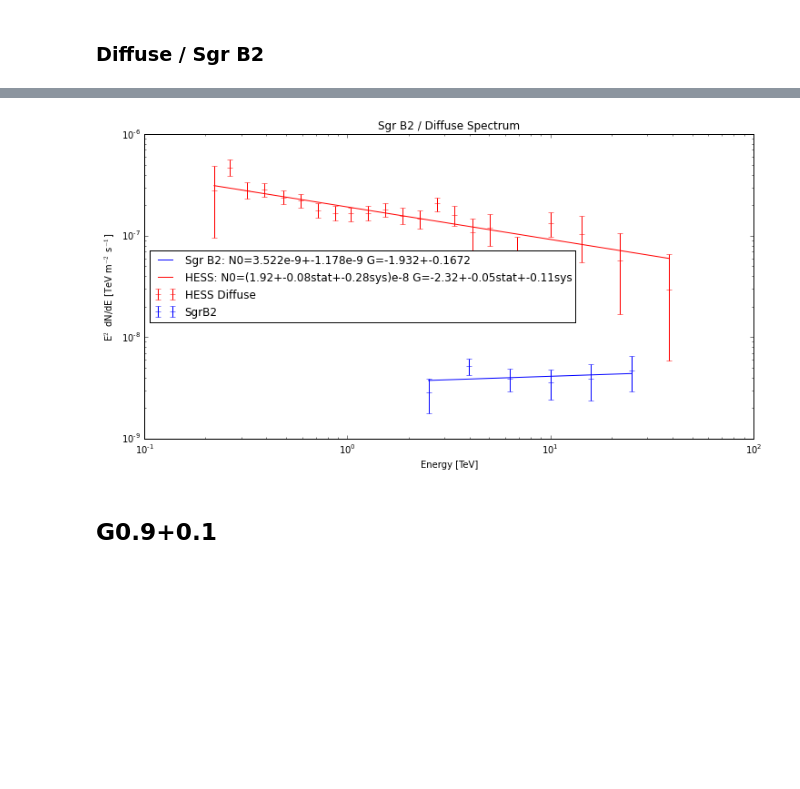
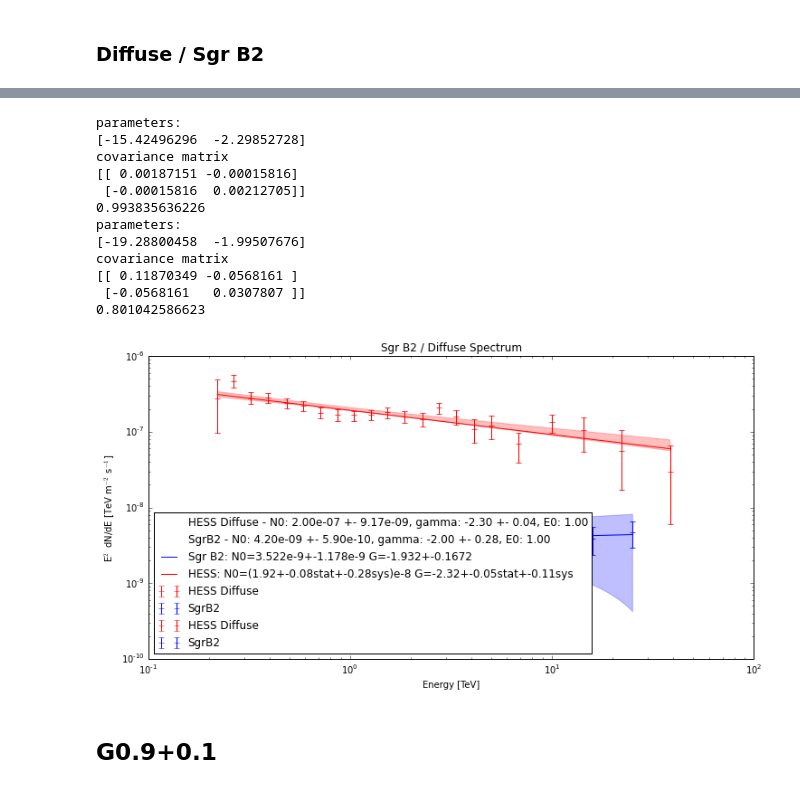
Before and after one commit to MattGPT-ai/analysis-tools-m, a Jupyter notebook: GC/SpectrumPlotter.ipynb, the cells around one changed output, grey strips where cells are left out. Saved outputs shown, nothing was run; the diff lists cells and outputs as text; code cells hidden in the pictures; blank space fills up the shorter version.

```diff
--- a/GC/SpectrumPlotter.ipynb
+++ b/GC/SpectrumPlotter.ipynb
@@ -44,15 +46,22 @@ f_ecpl = lambda E,N0,E0,gamma,beta: N0*(E/E0)**(-1.*gamma)*np.exp(-1.*E/beta)
 ferr_ecpl = lambda E, F, N0, N0err, E0, cov_gg, b, cov_bb: \
             F*np.sqrt(N0err**2/N0**2 + ((np.log(E/E0))**2) * cov_gg + (E/E0)**2 / b**4 * cov_bb)
 
-def plotPythonFit(energy, flux, flux_err_arg, color, name, ECPL=False, E0=1.)#, power=0.):
+def plotPythonFit(energy, flux, flux_err_arg, color, name, ECPL=False, E0=1., ls="--"):#, power=0.):
     """fit flux points to a curve then plot
     by default it's labeled in units of TeV, and flux / m^2
     fluxes are multiplied by E^power """
+
+    logx = np.log(energy/E0)
+    logy = np.log(flux)
+    #logyerr = np.log(flux_err)
+
 
     if isinstance(flux_err_arg, tuple):
         flux_err = (flux_err_arg[1] + flux_err_arg[0]) / 2
     else:
         flux_err = flux_err_arg
+
+    logyerr = flux_err / flux
 
     if ECPL:
         pinit = [-26, -2.25, 10]
@@ -61,9 +70,6 @@ def plotPythonFit(energy, flux, flux_err_arg, color, name, ECPL=False, E0=1.)#,
                                full_output=1)
 
     else:
-        logx = np.log(energy/E0)
-        logy = np.log(flux)
-        logyerr = np.log(flux_err)
 
         pinit = [-26, -2.25] # nb ln
 
@@ -112,17 +118,17 @@ def plotPythonFit(energy, flux, flux_err_arg, color, name, ECPL=False, E0=1.)#,
         cov_gg = gamma_err**2
         Ferr = ferr(E, F, N0, N0_err, E0, cov_gg)
 
-        fitTitle = (name + ' - N0: {0:.2e} +- {2:.2e}, '\
-                    'gamma: {1:.2f} +- {3:.2f}, '\
+        fitTitle = (name + ' - N0= {0:.2e} +- {2:.2e}, '\
+                    'gamma= {1:.2f} +- {3:.2f}, '\
                     'E0: {4:.2f}').format(float(N0), float(gamma),
                                           float(N0_err), float(gamma_err), float(E0))
 
-    plt.plot(E, F * (E)**power, color=color, ls="--", marker="", label=fitTitle)
+    plt.plot(E, F * (E)**power, color=color, ls=ls, marker="", label=fitTitle)
     plt.fill_between(E, (E)**power*(F+Ferr), (E)**power*(F-Ferr), color=color, alpha='0.25')
     plt.loglog(nonposy="clip")
-    plt.errorbar(energy, flux*energy**power, flux_err_arg*energy**power, label=name, ls='', marker='_')
+    plt.errorbar(energy, flux*energy**power, flux_err_arg*energy**power,
+                color=color, ls='', marker='_') # ,label=name
     plt.loglog(nonposy="clip")
     plt.xlabel("Energy [TeV]")
 
-
 # end plotPythonFit
@@ -396,31 +510,49 @@ SgrB2_points = np.genfromtxt(gc_dir+"/spectralPoints/SgrB2_spectral_flux_TeV-m2.
 # values are just flux
 
 plt.errorbar(diffuse_points[0], diffuse_points[1]*diffuse_points[0]**(power-2.),
              yerr=(diffuse_points[2]*diffuse_points[0]**(power-2.),
                    diffuse_points[3]*diffuse_points[0]**(power-2.)),
              marker='+', ls='', color='red', label='HESS Diffuse')
 plt.errorbar(SgrB2_points[:,0], SgrB2_points[:,1]*SgrB2_points[:,0]**power,
              yerr=SgrB2_points[:,2]*SgrB2_points[:,0]**power,
              marker='_', ls='', color='blue', label='SgrB2')
 
+plotPythonFit(diffuse_points[0], diffuse_points[1]/diffuse_points[0]**2,
+              (diffuse_points[2]/diffuse_points[0]**2,diffuse_points[3]/diffuse_points[0]**2),
+              name="HESS Diffuse", color='red', ls='')
+plotPythonFit(SgrB2_points[:,0], SgrB2_points[:,1], SgrB2_points[:,2],
+              name='SgrB2', color='blue', ls='')
+
 E_SgrB2 = np.linspace(SgrB2_points[0,0], SgrB2_points[-1,0], 100)
 flux_SgrB2 = 3.522e-9 * np.power(E_SgrB2, -1.932+power)
 plt.plot(E_SgrB2, flux_SgrB2, color='blue', ls='-', marker='',
          label="Sgr B2: N0=3.522e-9+-1.178e-9 G=-1.932+-0.1672")
 
 E_diffuse = np.linspace(diffuse_points[0,0], diffuse_points[0,-1], 100)
 flux_diffuse = 1.92e-8 * np.power(E_diffuse, -2.32+power)
 plt.plot(E_diffuse, flux_diffuse*mult_factor, color='red', ls='-', marker='',
          label="HESS: N0=(1.92+-0.08stat+-0.28sys)e-8 G=-2.32+-0.05stat+-0.11sys")
 
 
 plt.title("Sgr B2 / Diffuse Spectrum")
 plt.loglog()
 #plt.ylim(ymin=3e-14)
 plt.legend(loc="best")
 plt.xlabel("Energy [TeV]")
 plt.ylabel(r"E$^2$ dN/dE [TeV m$^{-2}$ s$^{-1}$]")
 
 plt.savefig(gc_dir+"/plots/spectra/SgrB2_diffuse_spectra_HESSoverlay.png")
 # %% [output]
+parameters:
+[-15.42496296  -2.29852728]
+covariance matrix
+[[ 0.00187151 -0.00015816]
+ [-0.00015816  0.00212705]]
+0.993835636226
+parameters:
+[-19.28800458  -1.99507676]
+covariance matrix
+[[ 0.11870349 -0.0568161 ]
+ [-0.0568161   0.0307807 ]]
+0.801042586623
-[figure, old version]
+[figure, new version]
```
Also changed, not shown: parts of 27 cells of this notebook, 4 other files.
